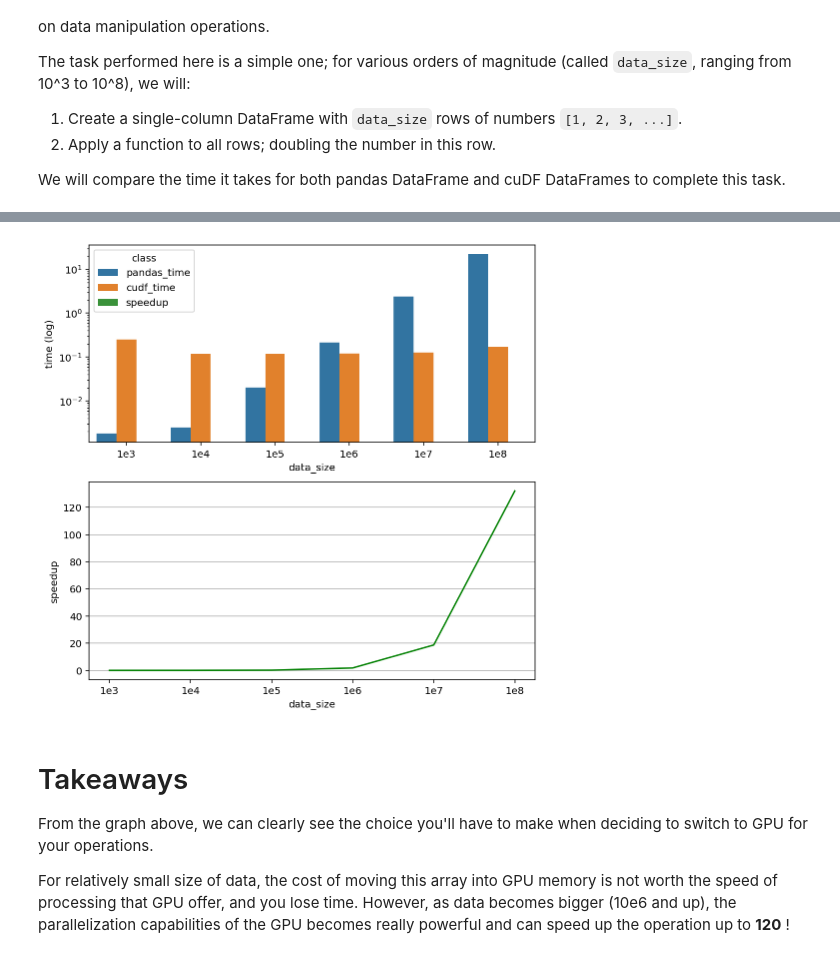
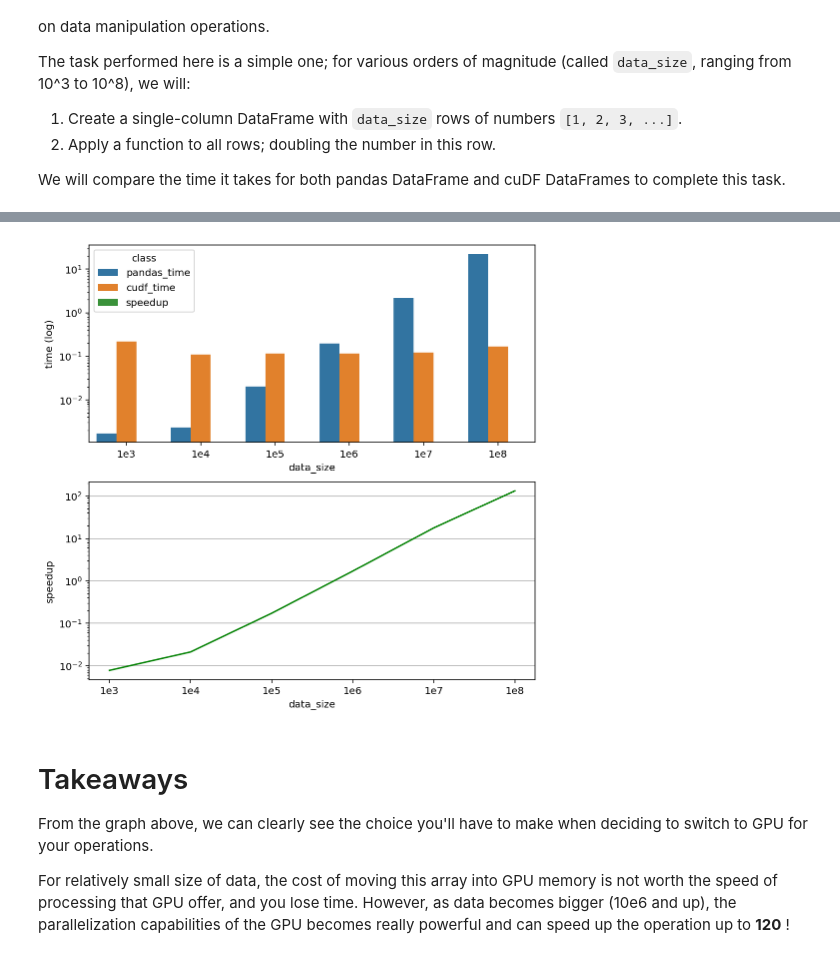
Before and after one commit to mwouts/rapids-meetup-pydata, a Jupyter notebook: cuDF_vs_pandas.ipynb, the cells around one changed output, grey strips where cells are left out. Drawn from its saved outputs; the diff is of its cells as text; code cells hidden in the pictures.

```diff
--- a/cuDF_vs_pandas.ipynb
+++ b/cuDF_vs_pandas.ipynb
@@ -88,17 +88,25 @@ results
 # %%
 import seaborn as sns
 import matplotlib.pyplot as plt
+from matplotlib.lines import Line2D
+
 %matplotlib inline
 %config InlineBackend.figure_format ='retina'
 
 df = cudf.melt(results, id_vars=["data_size"], var_name="class", value_name="time")
 df_time = df[df['class'] != "speedup"]
+df_t2 = df_time.copy()
 
 # We need to fall back to_pandas for plotting operations
 f, ax = plt.subplots(2, 1, figsize=(8,8))
-sns.barplot(x="data_size", y="time", hue="class", data=df_time.to_pandas(), ax=ax[0])
+sns.barplot(x="data_size", y="time", hue="class", data=df_t2.to_pandas(), ax=ax[0])
 ax[0].set_yscale('log')
 ax[0].set_ylabel('time (log)')
+
 sns.lineplot(x="data_size", y="speedup", data=results.to_pandas(), ax=ax[1], color='g')
 ax[1].yaxis.grid()
+ax[1].set_yscale('log')
+
+
+plt.savefig("cuDF_vs_pandas.eps", format="eps", transparent=True)
 # %% [output]
@@ -105,4 +115,4 @@ ax[1].yaxis.grid()
-[figure, old version]
+[figure, new version]
 # %% [markdown]
 # Takeaways
 
```
Also changed, not shown: parts of 3 cells of this notebook, 1 other file.
